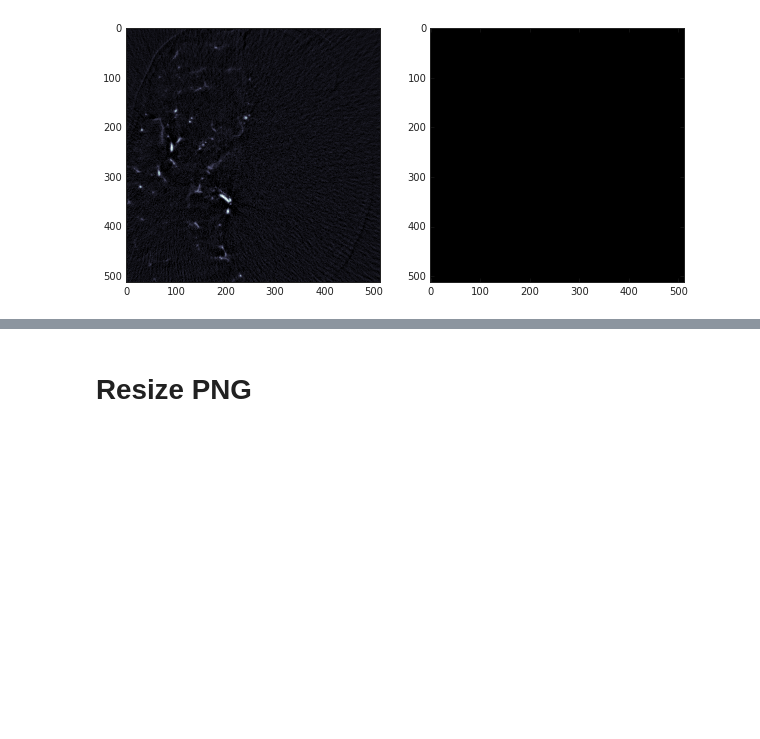
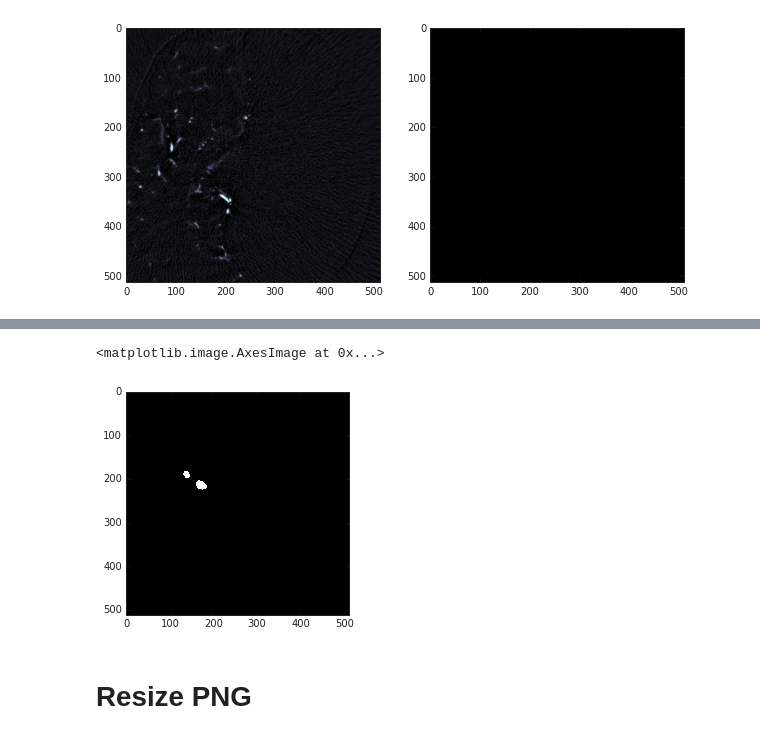
Before and after one commit to amer/2DUnet, a Jupyter notebook: inspect_aneurysm_data.ipynb, the cells around one changed output, grey strips where cells are left out. Cells and saved outputs as stored; diff of their text form; code cells hidden in the pictures; blank space fills up the shorter version.

```diff
--- a/inspect_aneurysm_data.ipynb
+++ b/inspect_aneurysm_data.ipynb
@@ -288,0 +329,3 @@ show_png(index=index,kind="M")
+# %%
+mk[mk > 0] = 1
+channels_info(get_channels(mk))
@@ -288,0 +344,4 @@ show_png(index=index,kind="M")
+# %%
+# Remove the 1s channel
+mk = mk[:,:,:3]
+channels_info(get_channels(mk))
@@ -289,3 +357,10 @@ show_png(index=index,kind="M")
+# %%
+mk = np.max(mk,axis=2)# Combine all the three channels
+# %%
+plt.imshow(mk,"gray")
+# %% [output]
+<matplotlib.image.AxesImage at 0x...>
+[figure, added]
 # %% [markdown]
 # Resize PNG
 # %%
```
Also changed, not shown: parts of 20 cells of this notebook.
